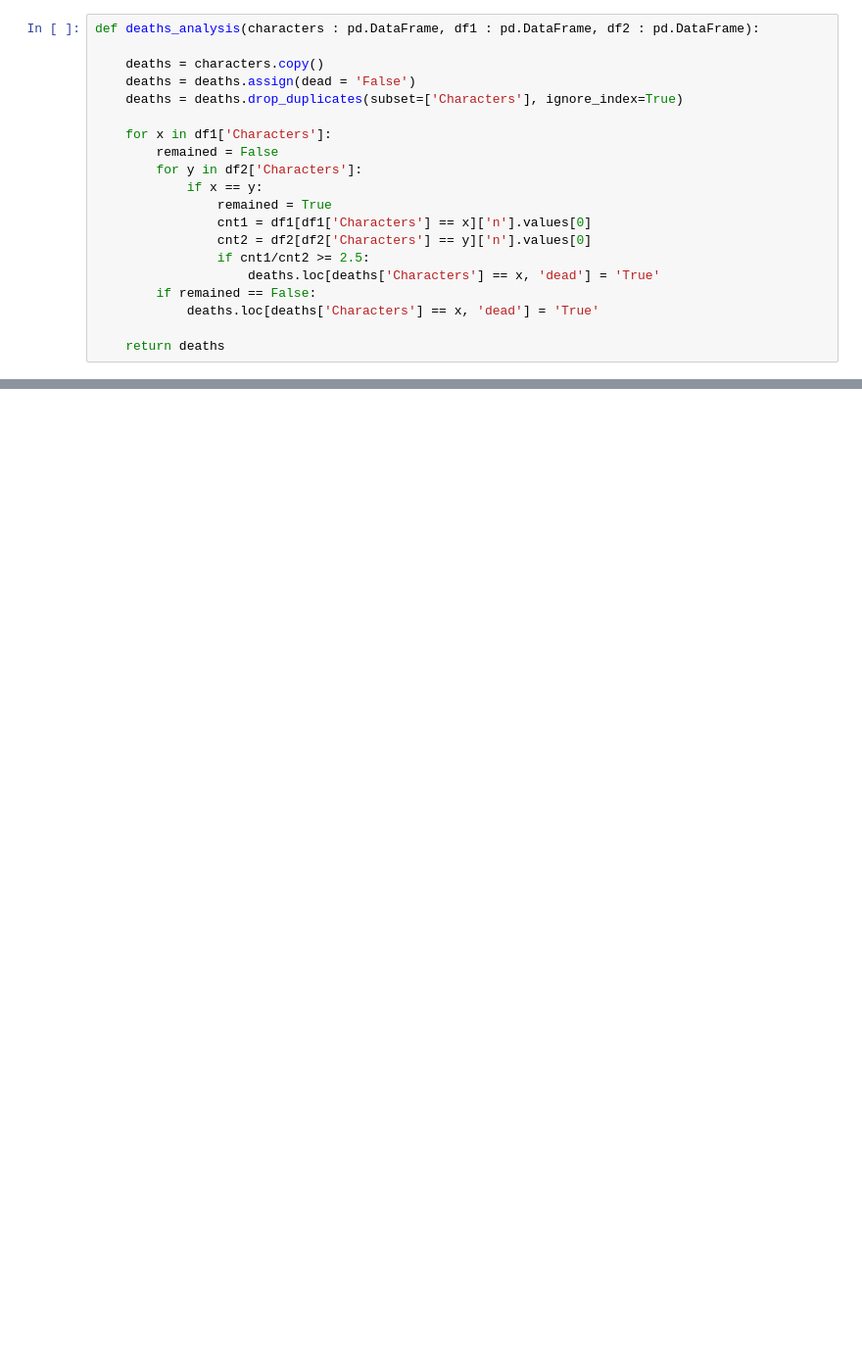
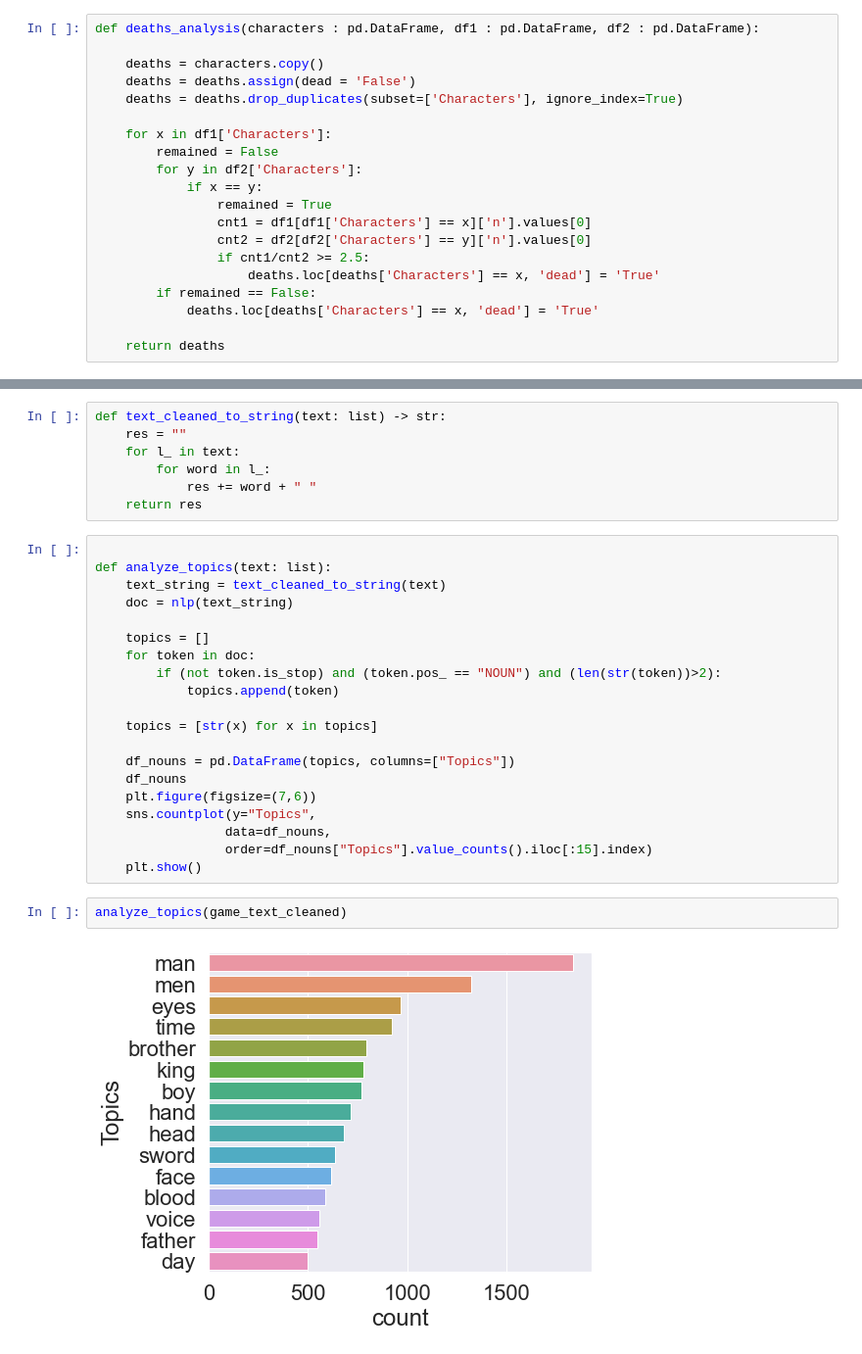
Before and after one commit to Suru-09/Data-Mining, a Jupyter notebook: notebooks/topic_analysis.ipynb, the cells around one changed output, grey strips where cells are left out. Shown: that part at 98% size. Cells and saved outputs as stored; diff of their text form; blank space fills up the shorter version.

```diff
--- a/notebooks/topic_analysis.ipynb
+++ b/notebooks/topic_analysis.ipynb
@@ -279,0 +235,31 @@ pyLDAvis.display(lda_visualization)
+# %%
+def text_cleaned_to_string(text: list) -> str:
+    res = ""
+    for l_ in text:
+        for word in l_:
+            res += word + " "
+    return res
+# %%
+
+def analyze_topics(text: list):
+    text_string = text_cleaned_to_string(text)
+    doc = nlp(text_string)
+
+    topics = []
+    for token in doc:
+        if (not token.is_stop) and (token.pos_ == "NOUN") and (len(str(token))>2):
+            topics.append(token)
+
+    topics = [str(x) for x in topics]
+
+    df_nouns = pd.DataFrame(topics, columns=["Topics"])
+    df_nouns
+    plt.figure(figsize=(7,6))
+    sns.countplot(y="Topics",
+                 data=df_nouns,
+                 order=df_nouns["Topics"].value_counts().iloc[:15].index)
+    plt.show()
+# %%
+analyze_topics(game_text_cleaned)
+# %% [output]
+[figure, added]
```
Also changed, not shown: parts of 31 cells of this notebook, 17 other files.
